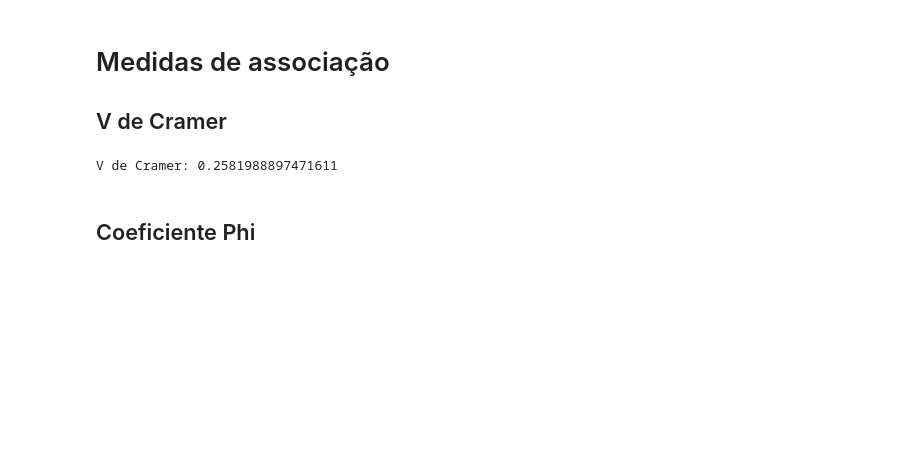
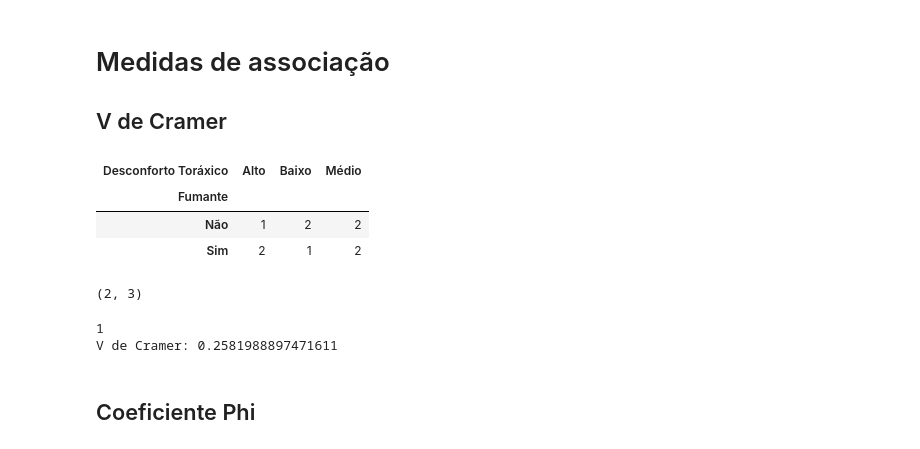
Before and after one commit to claudiorcorreias/estatistica_descritiva, a Jupyter notebook: Exercicios/ED_Aula05.ipynb, the cells around one changed output. Drawn from its saved outputs; the diff is of its cells as text; code cells hidden in the pictures; blank space fills up the shorter version.

```diff
--- a/Exercicios/ED_Aula05.ipynb
+++ b/Exercicios/ED_Aula05.ipynb
@@ -300,32 +300,38 @@ plt.show()
 # %%
 import pandas as pd
 import numpy as np
 from scipy.stats import chi2_contingency
 
 # Exemplo de dados categóricos
 data = {
-    'Variavel_A': ['Sim', 'Não', 'Sim', 'Não', 'Sim', 'Sim', 'Não', 'Não', 'Sim', 'Não'],
-    'Variavel_B': ['Alto', 'Baixo', 'Médio', 'Alto', 'Baixo', 'Médio', 'Médio', 'Baixo', 'Alto', 'Médio']
+    'Fumante': ['Sim', 'Não', 'Sim', 'Não', 'Sim', 'Sim', 'Não', 'Não', 'Sim', 'Não'],
+    'Desconforto Toráxico': ['Alto', 'Baixo', 'Médio', 'Alto', 'Baixo', 'Médio', 'Médio', 'Baixo', 'Alto', 'Médio']
 }
 df = pd.DataFrame(data)
 
 # Cria a tabela de contingência
-tabela = pd.crosstab(df['Variavel_A'], df['Variavel_B'])
-
+tabela = pd.crosstab(df['Fumante'], df['Desconforto Toráxico'])
+display(tabela)
 # Aplica o teste qui-quadrado
 chi2, p, dof, expected = chi2_contingency(tabela)
 
 # Número total de observações
 n = tabela.values.sum()
-
+display(tabela.shape)
 # Número mínimo de categorias menos 1 (para linhas ou colunas)
 min_dim = min(tabela.shape) - 1
-
+print(min_dim)
 # Cálculo do V de Cramer
 cramers_v = np.sqrt(chi2 / (n * min_dim))
 print("V de Cramer:", cramers_v)
 # %% [output]
+| Desconforto Toráxico | Alto | Baixo | Médio |
+| Fumante |  |  |  |
+| Não | 1 | 2 | 2 |
+| Sim | 2 | 1 | 2 |
-V de Cramer: 0.2581988897471611
+(2, 3)
+1
+V de Cramer: 0.2581988897471611
 # %% [markdown]
 ## Coeficiente Phi
 # %%
```
Also changed, not shown: parts of 3 cells of this notebook, 2 other files.
